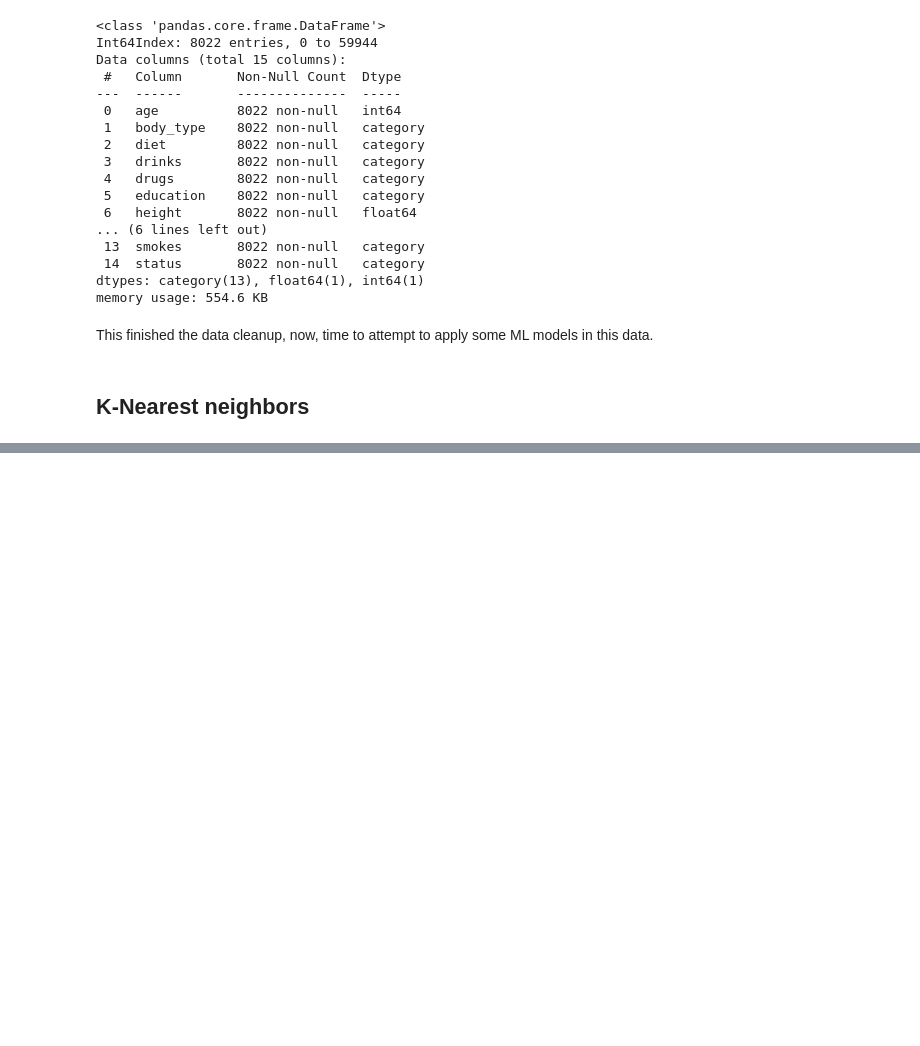
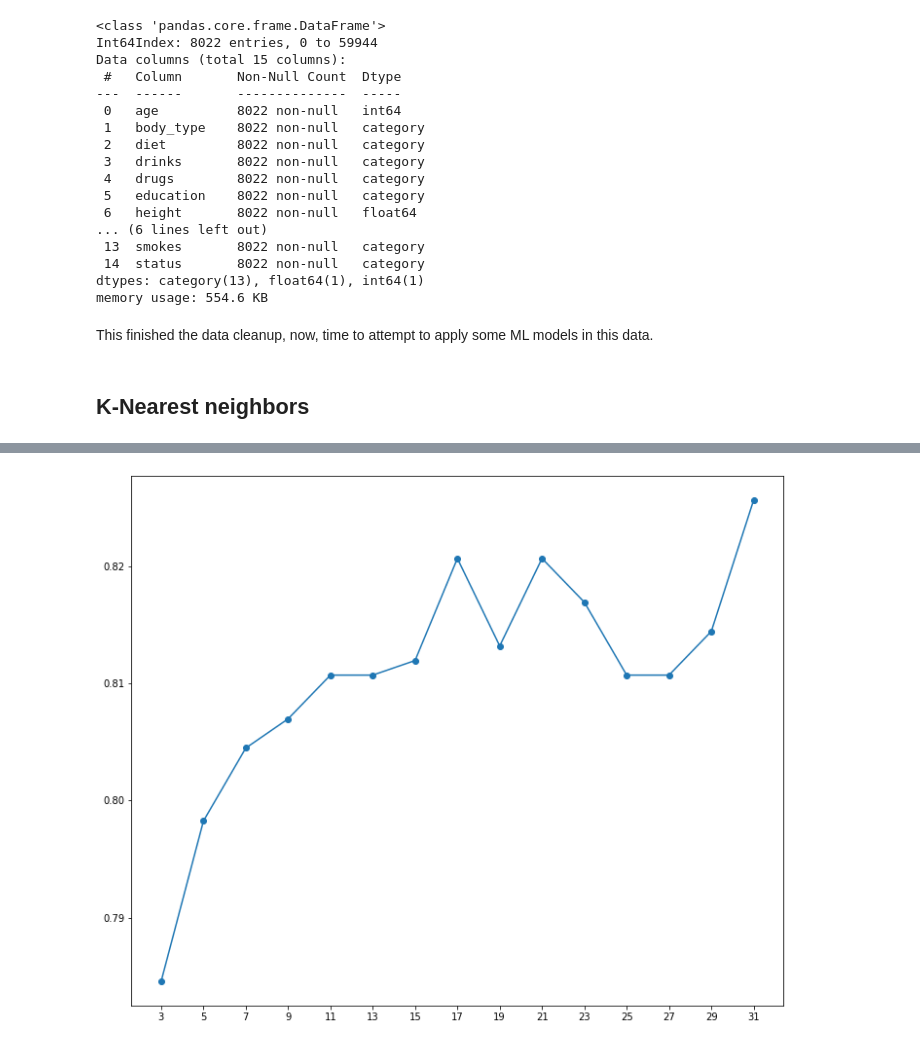
Before and after one commit to ValerioFrancisco/OKCupid, a Jupyter notebook: date-a-scientist.ipynb, the cells around one changed output, grey strips where cells are left out. Drawn from its saved outputs; the diff is of its cells as text; code cells hidden in the pictures; blank space fills up the shorter version.

```diff
--- a/date-a-scientist.ipynb
+++ b/date-a-scientist.ipynb
@@ -429,12 +431,16 @@ features = np.array([
 
 labels = np.array(data.sex.cat.codes)
 # %%
-feature_train, feature_test, label_train, label_test = train_test_split(features.transpose(), labels, train_size = 0.1)
+feature_train, feature_test, label_train, label_test = train_test_split(features.transpose(), labels, train_size = 0.9)
 
-for n in range(3,16, 2):
+score_list = []
+neighbor_range = range(3,32, 2)
+for n in neighbor_range:
+
     knn_model = KNeighborsClassifier(n_neighbors=n)
     knn_model.fit(feature_train, label_train)
 
     score = knn_model.score(feature_test, label_test)
+    score_list.append(score)
     print(f'The model has a {(score * 100):.2f}% accuracy with {n} neighbors.')
 # %% [output]
@@ -447,0 +462,7 @@ The model has a 75.55% accuracy with 15 neighbors.
+# %%
+plt.figure(figsize=(12,10))
+ax = plt.plot(neighbor_range, score_list, '-o')
+plt.xticks(neighbor_range)
+plt.show()
+# %% [output]
+[figure, added]
```
Also changed, not shown: parts of 3 cells of this notebook.
